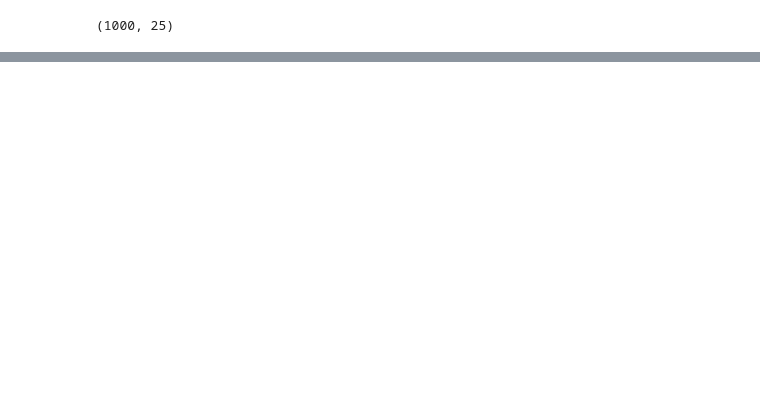
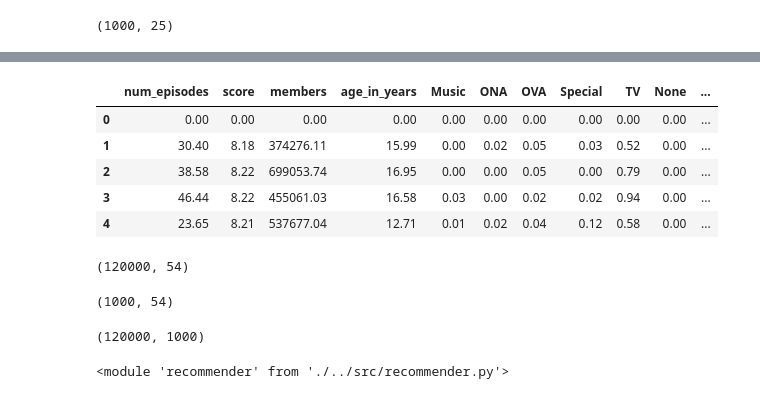
Before and after one commit to binh748/anime-recommender, a Jupyter notebook: notebooks/modeling.ipynb, the cells around one changed output, grey strips where cells are left out. Cells and saved outputs as stored; diff of their text form; code cells hidden in the pictures; blank space fills up the shorter version.

```diff
--- a/notebooks/modeling.ipynb
+++ b/notebooks/modeling.ipynb
@@ -603,0 +407,2 @@ user_anime_history_df = user_score_df.drop(columns=['user_id', 'animelist_url'])
+# %%
+user_anime_history_df_core = user_anime_history_df.drop(columns=['user_id', 'animelist_url'])
@@ -603,0 +437,33 @@ user_anime_history_df = user_score_df.drop(columns=['user_id', 'animelist_url'])
+# %%
+# Create user vectors that are an average of the anime vectors that the user has rated
+# (no dimensionality reduction)
+num_features = top_anime_df_core.T.shape[0]
+user_vectors = np.zeros((0, num_features))
+for _, row in tqdm(user_anime_history_df_core.iterrows()):
+    # If there is at least one non-zero entry, then add features of all anime corresponding
+    # to non-zero entries to user_vector
+    if row.any():
+        # Initialize the user_vector as an empty 2d array where columns equals num_features
+        user_vector = np.zeros((0, num_features))
+#         print(len(row))
+#         print(row[0])
+        for i in range(len(row)):
+            if row[i] != 0:
+                user_vector = np.concatenate(
+                    (user_vector,
+                     top_anime_df_core.T[i].values.reshape(1, num_features)),
+                    axis=0)
+        # Take average of features for each anime user has on their animelist
+        user_vector = user_vector.mean(axis=0).reshape(1, num_features)
+        user_vectors = np.concatenate((user_vectors, user_vector), axis=0)
+    else:
+        # If user has all zero entries (meaning user does not have
+        # any of the top 1000 anime in their animelist), add a feature vector of all zeros
+        # for that user
+        user_vectors = np.concatenate(
+            (user_vectors, np.zeros((1, num_features))), axis=0)
+# %%
+user_vector_df = pd.DataFrame(user_vectors)
+# %%
+# Set the columns to the anime feature names
+user_vector_df.columns = top_anime_df_core.columns
@@ -612,0 +482,17 @@ user_anime_history_df.head()
+# %%
+user_vector_df.head()
+# %% [output]
+|  | num_episodes | score | members | age_in_years | Music | ONA | OVA | Special | TV | None | ... |
+| 0 | 0.00 | 0.00 | 0.00 | 0.00 | 0.00 | 0.00 | 0.00 | 0.00 | 0.00 | 0.00 | ... |
+| 1 | 30.40 | 8.18 | 374276.11 | 15.99 | 0.00 | 0.02 | 0.05 | 0.03 | 0.52 | 0.00 | ... |
+| 2 | 38.58 | 8.22 | 699053.74 | 16.95 | 0.00 | 0.00 | 0.05 | 0.00 | 0.79 | 0.00 | ... |
+| 3 | 46.44 | 8.22 | 455061.03 | 16.58 | 0.03 | 0.00 | 0.02 | 0.02 | 0.94 | 0.00 | ... |
+| 4 | 23.65 | 8.21 | 537677.04 | 12.71 | 0.01 | 0.02 | 0.04 | 0.12 | 0.58 | 0.00 | ... |
+# %%
+user_vector_df.shape
+# %% [output]
+(120000, 54)
+# %%
+top_anime_df_core.shape
+# %% [output]
+(1000, 54)
@@ -612,0 +502,8 @@ user_anime_history_df.head()
+# %%
+user_anime_cosine_distances_content.shape
+# %% [output]
+(120000, 1000)
+# %%
+reload(rec)
+# %% [output]
+<module 'recommender' from './../src/recommender.py'>
```
Also changed, not shown: parts of 87 cells of this notebook, 2 other files.
